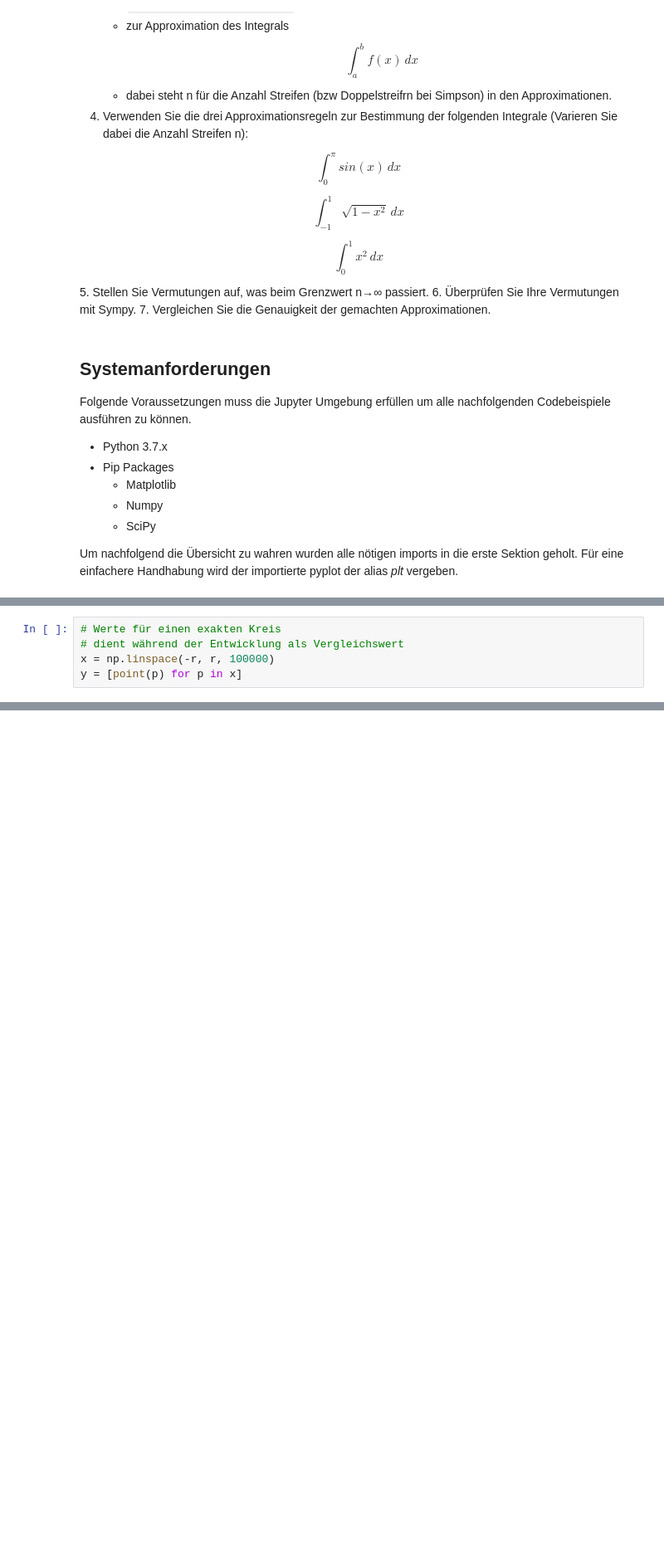
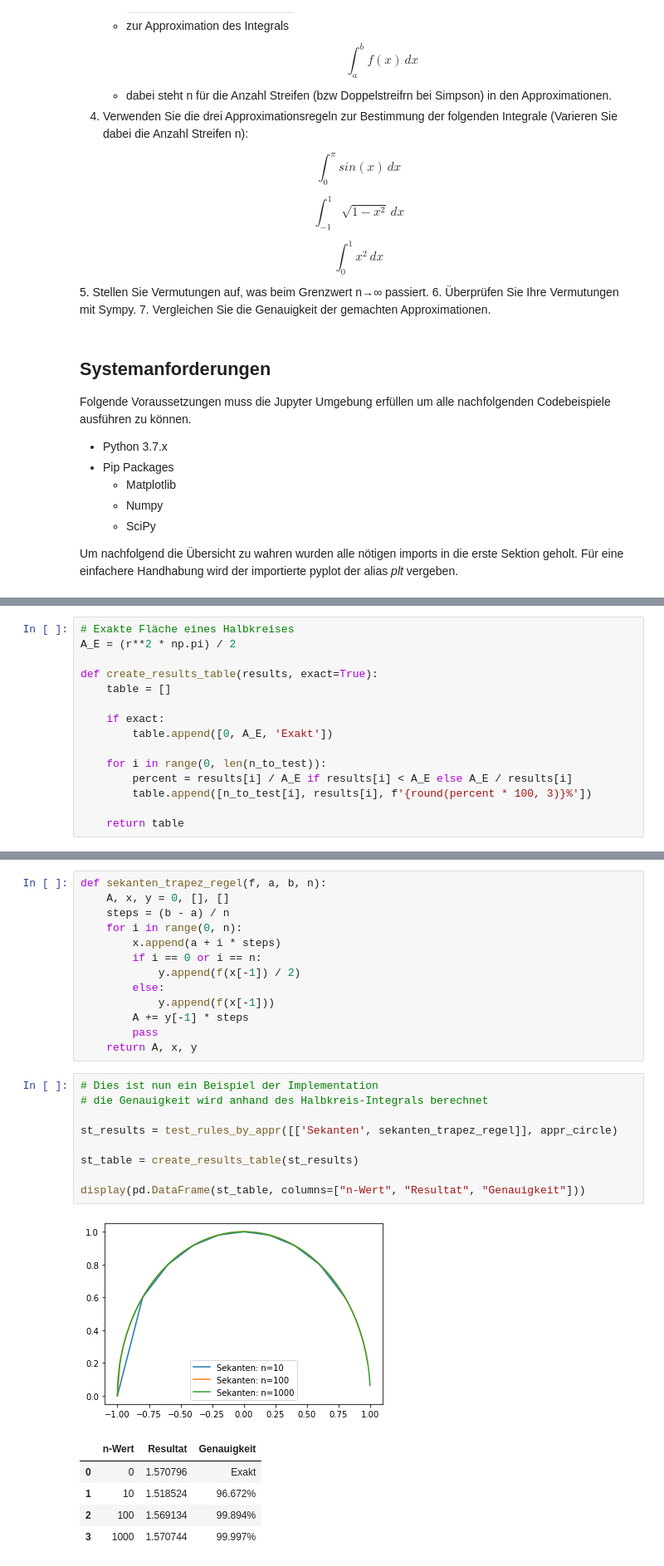
Before and after one commit to SwitzerChees/anpy, a Jupyter notebook: 2_matplotlib/notebook/numerische_integration.ipynb, the cells around one changed output, grey strips where cells are left out. Shown at 83% size. Drawn from its saved outputs; the diff is of its cells as text; blank space fills up the shorter version.

```diff
--- a/2_matplotlib/notebook/numerische_integration.ipynb
+++ b/2_matplotlib/notebook/numerische_integration.ipynb
@@ -118,5 +67,0 @@ print(results)
-# %%
-# Werte für einen exakten Kreis
-# dient während der Entwicklung als Vergleichswert
-x = np.linspace(-r, r, 100000)
-y = [point(p) for p in x]
@@ -309,0 +109,15 @@ https://mathepedia.de/Trapezregel.html
+# %%
+# Exakte Fläche eines Halbkreises
+A_E = (r**2 * np.pi) / 2
+
+def create_results_table(results, exact=True):
+    table = []
+
+    if exact:
+        table.append([0, A_E, 'Exakt'])
+
+    for i in range(0, len(n_to_test)):
+        percent = results[i] / A_E if results[i] < A_E else A_E / results[i]
+        table.append([n_to_test[i], results[i], f'{round(percent * 100, 3)}%'])
+
+    return table
@@ -309,0 +144,29 @@ https://mathepedia.de/Trapezregel.html
+# %%
+def sekanten_trapez_regel(f, a, b, n):
+    A, x, y = 0, [], []
+    steps = (b - a) / n
+    for i in range(0, n):
+        x.append(a + i * steps)
+        if i == 0 or i == n:
+            y.append(f(x[-1]) / 2)
+        else:
+            y.append(f(x[-1]))
+        A += y[-1] * steps
+        pass
+    return A, x, y
+# %%
+# Dies ist nun ein Beispiel der Implementation
+# die Genauigkeit wird anhand des Halbkreis-Integrals berechnet
+
+st_results = test_rules_by_appr([['Sekanten', sekanten_trapez_regel]], appr_circle)
+
+st_table = create_results_table(st_results)
+
+display(pd.DataFrame(st_table, columns=["n-Wert", "Resultat", "Genauigkeit"]))
+# %% [output]
+[figure, added]
+|  | n-Wert | Resultat | Genauigkeit |
+| 0 | 0 | 1.570796 | Exakt |
+| 1 | 10 | 1.518524 | 96.672% |
+| 2 | 100 | 1.569134 | 99.894% |
+| 3 | 1000 | 1.570744 | 99.997% |
```
Also changed, not shown: parts of 41 cells of this notebook, 2 other files.
